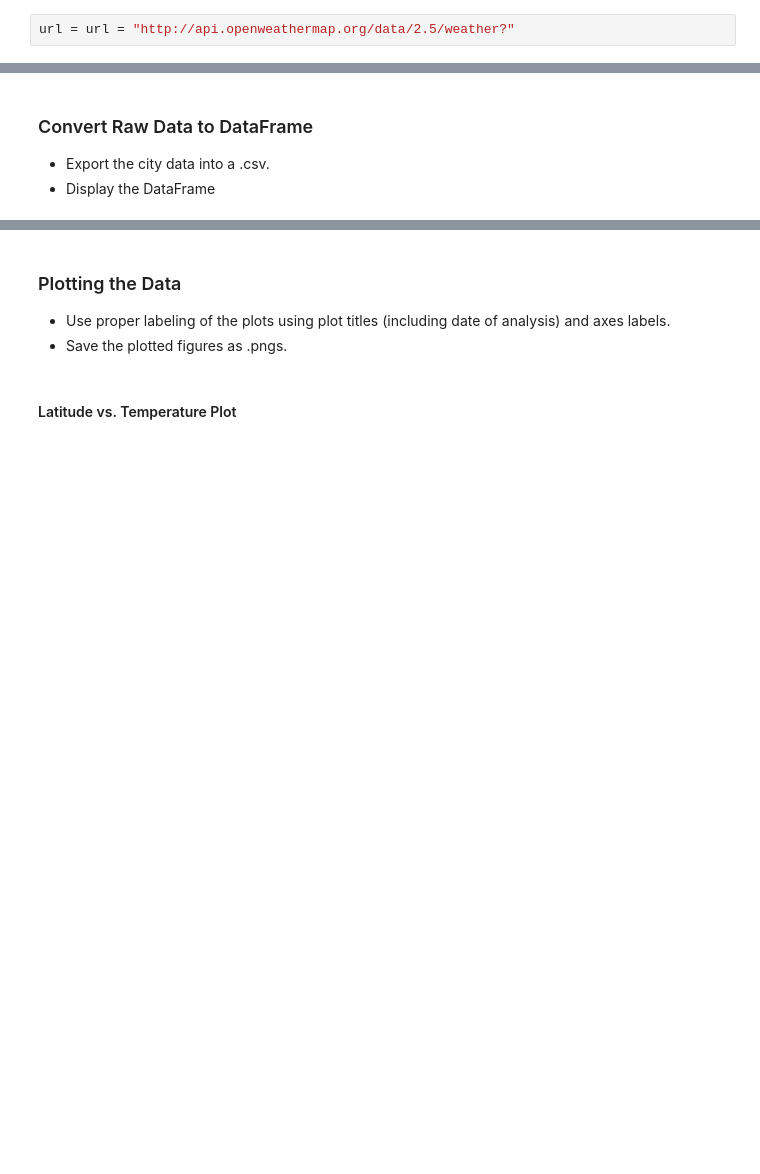
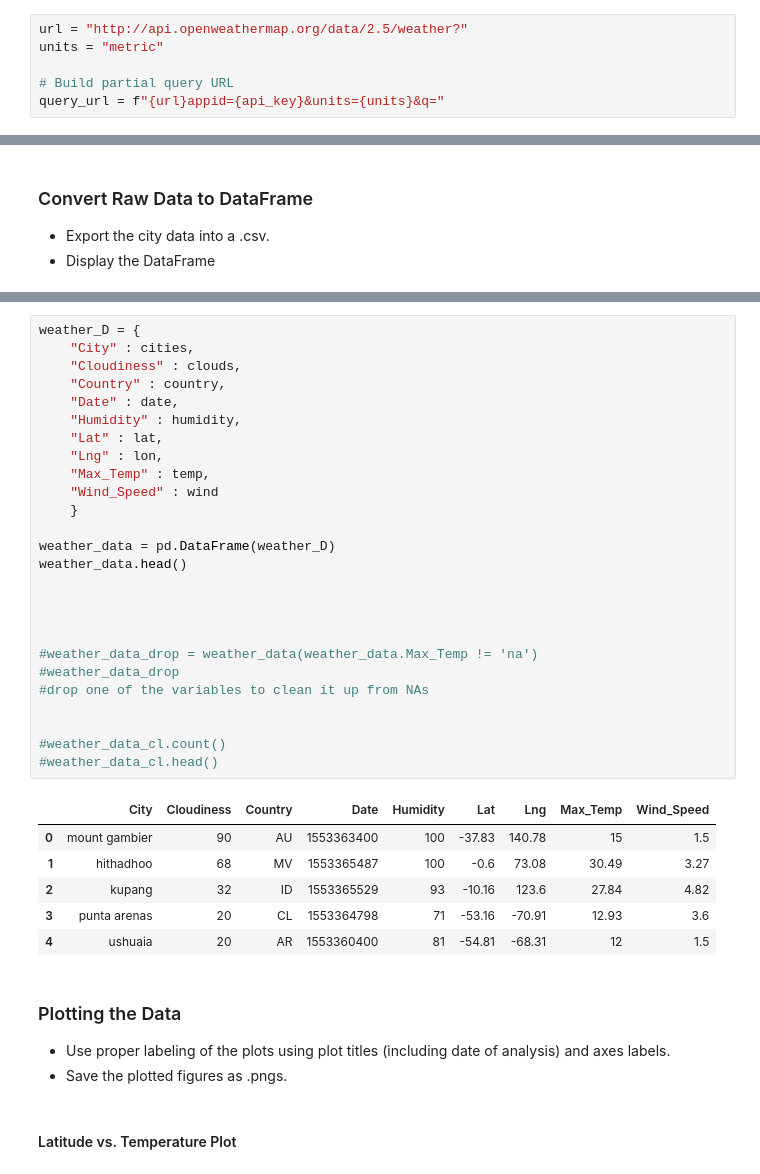
Before and after one commit to MTRaley52/HW6_Weather, a Jupyter notebook: WeatherPy.ipynb, the cells around one changed output, grey strips where cells are left out. Drawn from its saved outputs; the diff is of its cells as text; blank space fills up the shorter version.

```diff
--- a/WeatherPy.ipynb
+++ b/WeatherPy.ipynb
@@ -61,4 +61,8 @@ len(cities)
 * Perform a weather check on each city using a series of successive API calls.
 * Include a print log of each city as it'sbeing processed (with the city number and city name).
 # %%
-url = url = "http://api.openweathermap.org/data/2.5/weather?"
+url = "http://api.openweathermap.org/data/2.5/weather?"
+units = "metric"
+
+# Build partial query URL
+query_url = f"{url}appid={api_key}&units={units}&q="
@@ -107,3 +120,36 @@ dtype: int64
+# %%
+weather_D = {
+    "City" : cities,
+    "Cloudiness" : clouds,
+    "Country" : country,
+    "Date" : date,
+    "Humidity" : humidity,
+    "Lat" : lat,
+    "Lng" : lon,
+    "Max_Temp" : temp,
+    "Wind_Speed" : wind
+    }
+
+weather_data = pd.DataFrame(weather_D)
+weather_data.head()
+
+
+
+
+#weather_data_drop = weather_data(weather_data.Max_Temp != 'na')
+#weather_data_drop
+#drop one of the variables to clean it up from NAs
+
+
+#weather_data_cl.count()
+#weather_data_cl.head()
+# %% [output]
+|  | City | Cloudiness | Country | Date | Humidity | Lat | Lng | Max_Temp | Wind_Speed |
+| 0 | mount gambier | 90 | AU | 1553363400 | 100 | -37.83 | 140.78 | 15 | 1.5 |
+| 1 | hithadhoo | 68 | MV | 1553365487 | 100 | -0.6 | 73.08 | 30.49 | 3.27 |
+| 2 | kupang | 32 | ID | 1553365529 | 93 | -10.16 | 123.6 | 27.84 | 4.82 |
+| 3 | punta arenas | 20 | CL | 1553364798 | 71 | -53.16 | -70.91 | 12.93 | 3.6 |
+| 4 | ushuaia | 20 | AR | 1553360400 | 81 | -54.81 | -68.31 | 12 | 1.5 |
 # %% [markdown]
 ### Plotting the Data
 * Use proper labeling of the plots using plot titles (including date of analysis) and axes labels.
```
Also changed, not shown: parts of 7 cells of this notebook.
